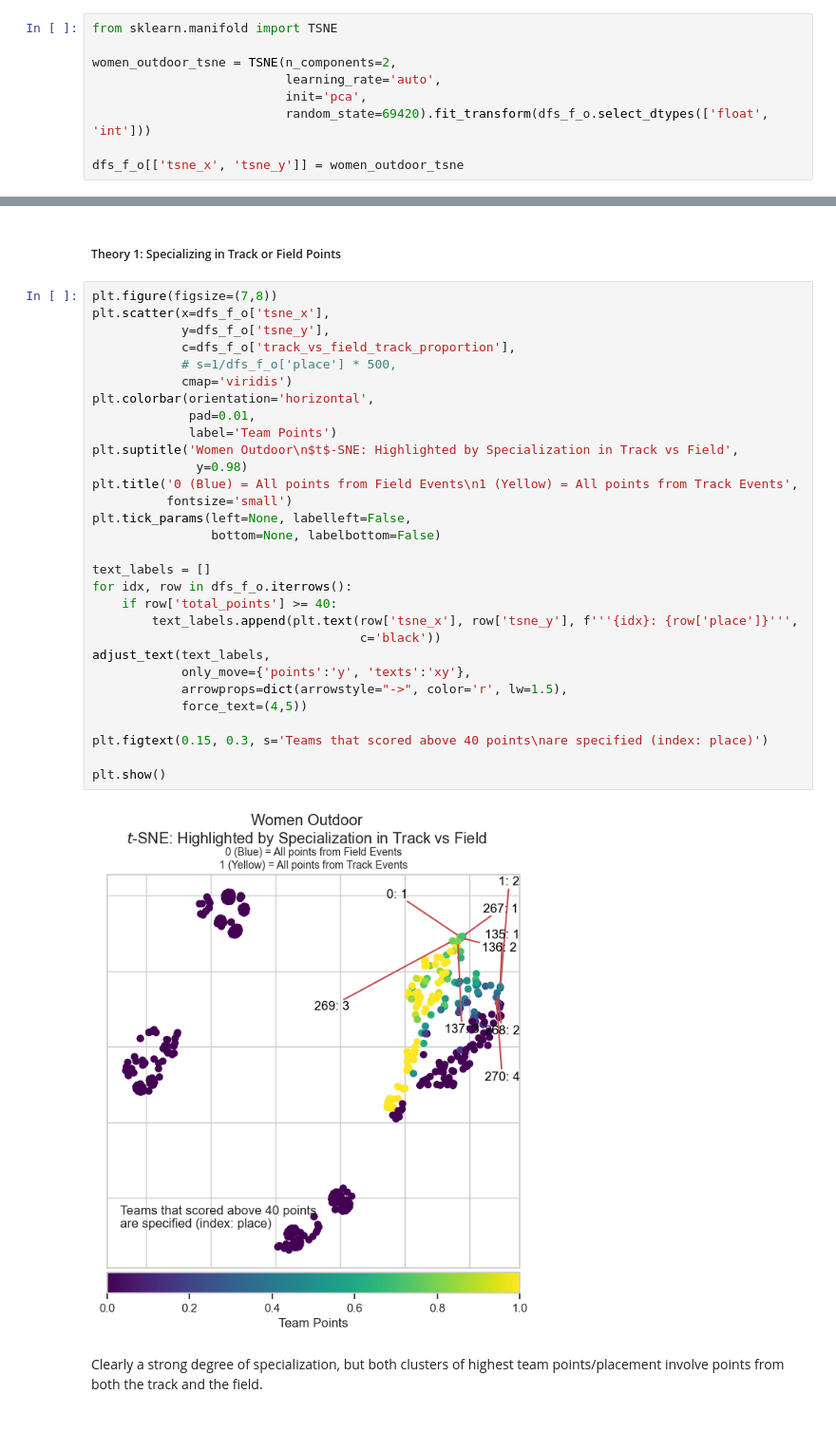
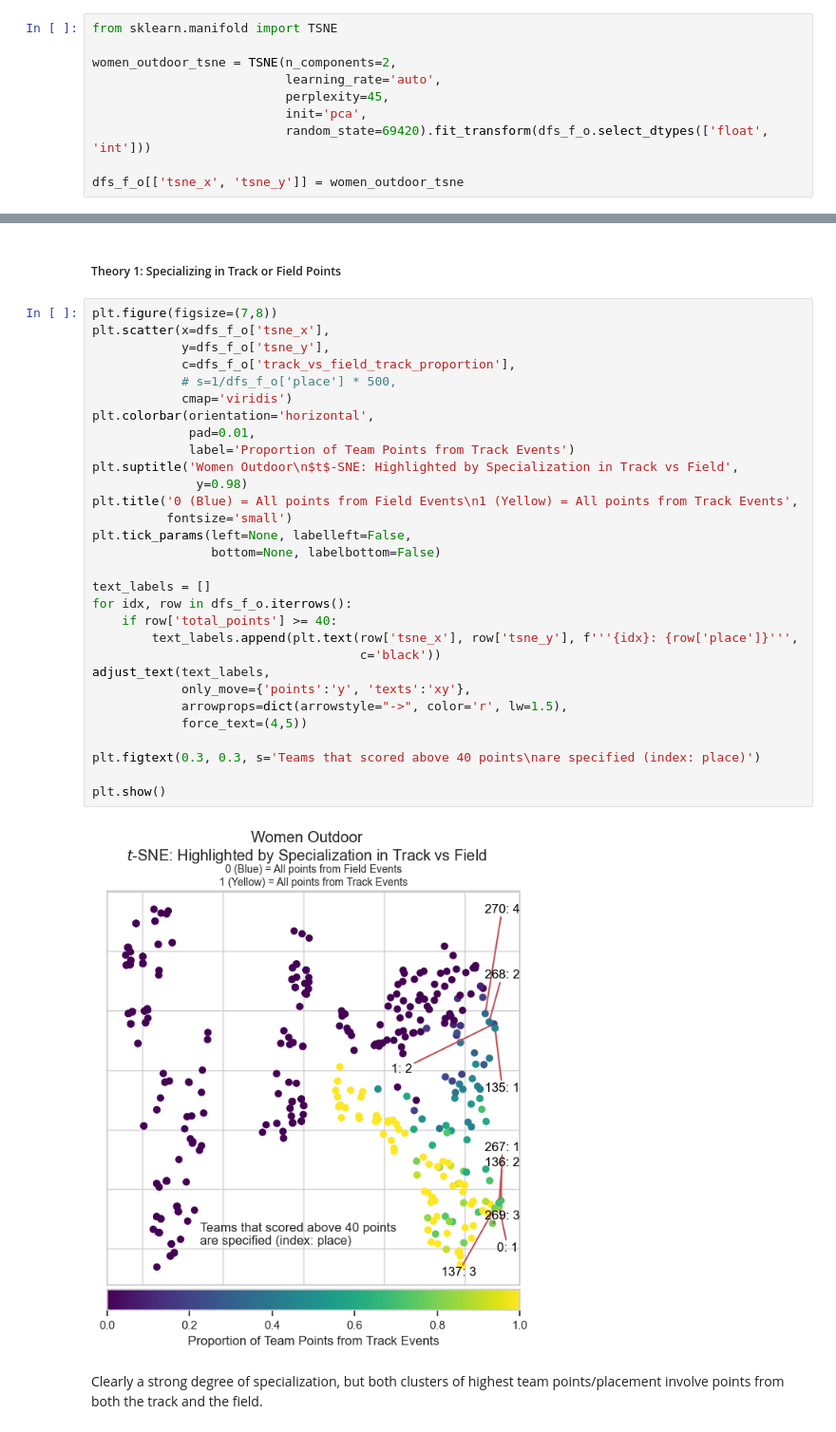
Before and after one commit to mitchellggreenhalgh/ncaa-championships, a Jupyter notebook: ncaa_championships.ipynb, the cells around one changed output, grey strips where cells are left out. Shown: that part at 95% size. Drawn from its saved outputs; the diff is of its cells as text.

Commit message:
final rerun, increased perplexity on t-SNE to spread things out a little more

```diff
--- a/ncaa_championships.ipynb
+++ b/ncaa_championships.ipynb
@@ -244,6 +244,7 @@ from sklearn.manifold import TSNE
 
 women_outdoor_tsne = TSNE(n_components=2,
                           learning_rate='auto',
+                          perplexity=45,
                           init='pca',
                           random_state=69420).fit_transform(dfs_f_o.select_dtypes(['float', 'int']))
 
@@ -306,35 +307,35 @@ Again, we see there are clearly two distinct clusters that allow you to maximize
 # %%
 plt.figure(figsize=(7,8))
 plt.scatter(x=dfs_f_o['tsne_x'],
             y=dfs_f_o['tsne_y'],
             c=dfs_f_o['track_vs_field_track_proportion'],
             # s=1/dfs_f_o['place'] * 500,
             cmap='viridis')
 plt.colorbar(orientation='horizontal',
              pad=0.01,
-             label='Team Points')
+             label='Proportion of Team Points from Track Events')
 plt.suptitle('Women Outdoor\n$t$-SNE: Highlighted by Specialization in Track vs Field',
               y=0.98)
 plt.title('0 (Blue) = All points from Field Events\n1 (Yellow) = All points from Track Events',
           fontsize='small')
 plt.tick_params(left=None, labelleft=False,
                 bottom=None, labelbottom=False)
 
 text_labels = []
 for idx, row in dfs_f_o.iterrows():
     if row['total_points'] >= 40:
         text_labels.append(plt.text(row['tsne_x'], row['tsne_y'], f'''{idx}: {row['place']}''',
                                     c='black'))
 adjust_text(text_labels,
             only_move={'points':'y', 'texts':'xy'},
             arrowprops=dict(arrowstyle="->", color='r', lw=1.5),
             force_text=(4,5))
 
-plt.figtext(0.15, 0.3, s='Teams that scored above 40 points\nare specified (index: place)')
+plt.figtext(0.3, 0.3, s='Teams that scored above 40 points\nare specified (index: place)')
 
 plt.show()
 # %% [output]
-[figure, old version]
+[figure, new version]
 # %% [markdown]
 Clearly a strong degree of specialization, but both clusters of highest team points/placement involve points from both the track and the field.
 # %%
```
Also changed, not shown: parts of 3 cells of this notebook.
